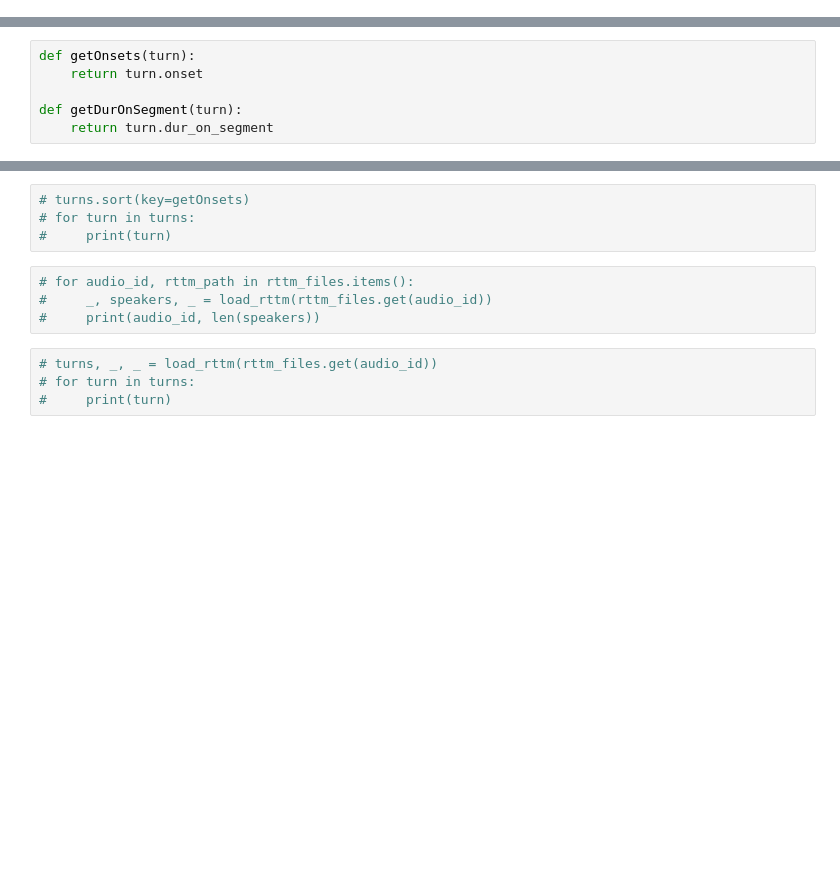
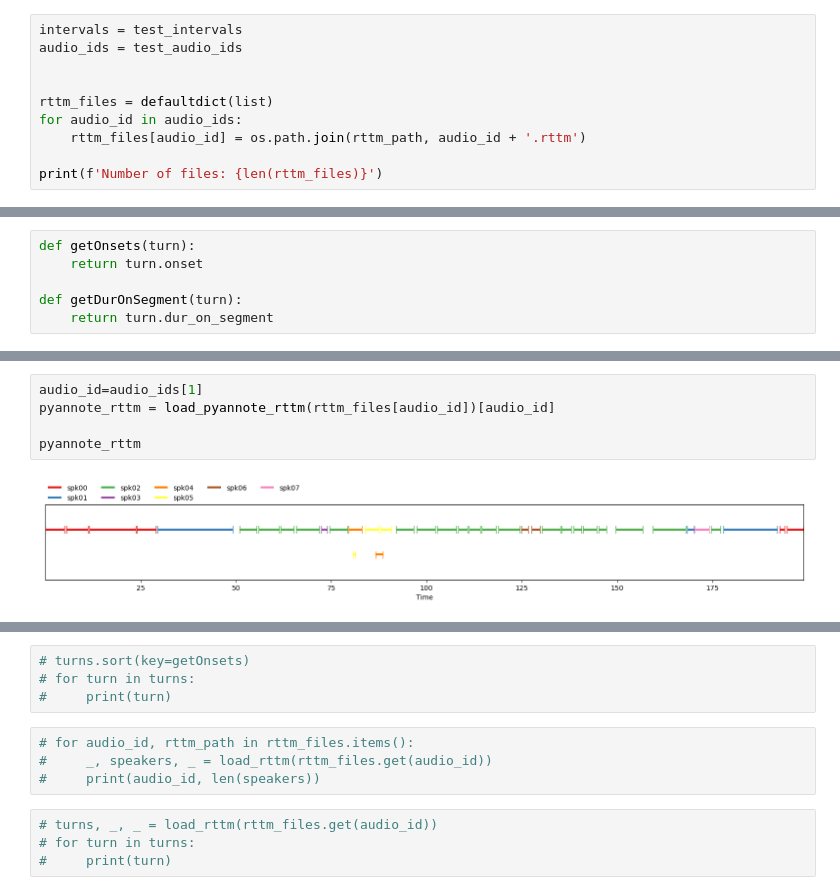
Before and after one commit to scalfs/diarization, a Jupyter notebook: embeddings/assign-speaker-segments.ipynb, the cells around one changed output, grey strips where cells are left out. Saved outputs shown, nothing was run; the diff lists cells and outputs as text; blank space fills up the shorter version.

```diff
--- a/embeddings/assign-speaker-segments.ipynb
+++ b/embeddings/assign-speaker-segments.ipynb
@@ -33,0 +26,10 @@ Number of files: 232
+# %%
+intervals = test_intervals
+audio_ids = test_audio_ids
+
+
+rttm_files = defaultdict(list)
+for audio_id in audio_ids:
+    rttm_files[audio_id] = os.path.join(rttm_path, audio_id + '.rttm')
+
+print(f'Number of files: {len(rttm_files)}')
@@ -97,3 +162,10 @@ np.save(cluster_ids_path, cluster_ids)
+# %%
+audio_id=audio_ids[1]
+pyannote_rttm = load_pyannote_rttm(rttm_files[audio_id])[audio_id]
+
+pyannote_rttm
+# %% [output]
+[figure, added]
 # %%
 pyannote_annotations[audio_id]
 # %% [output]
```
Also changed, not shown: parts of 12 cells of this notebook.
